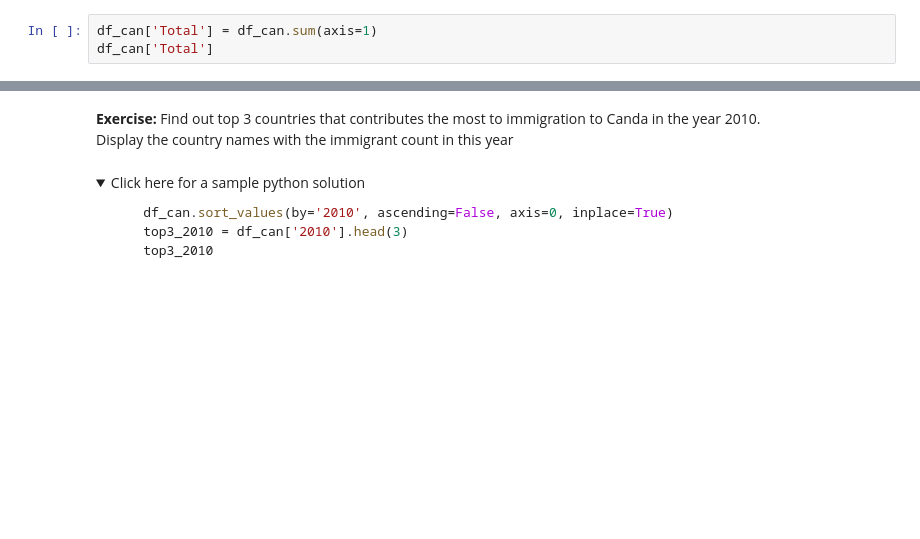
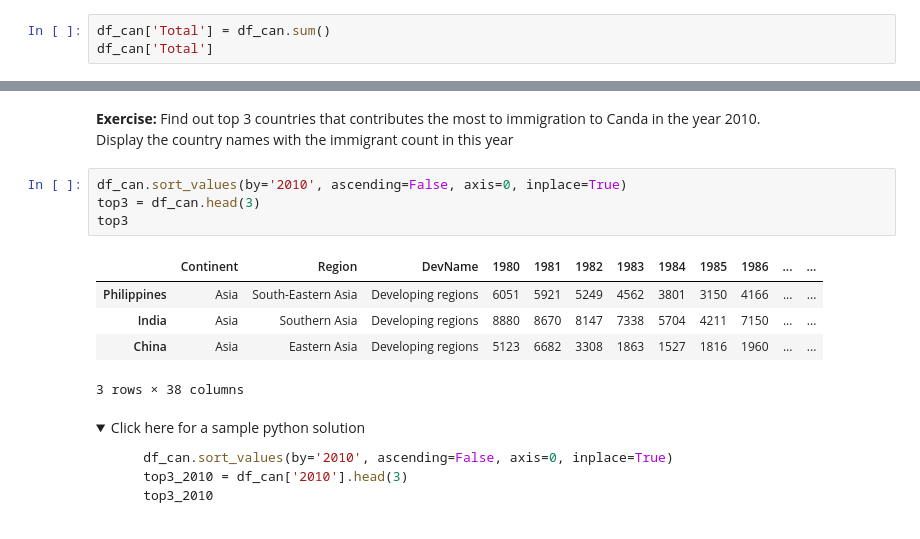
Before and after one commit to darwin-garcia/IBM-Data-Science, a Jupyter notebook: Modue 8/DV0101EN-Exercise-Dataset-Preprocessing-Exploring-with-Pandas.ipynb, the cells around one changed output, grey strips where cells are left out. Cells and saved outputs as stored; diff of their text form; folded sections open; blank space fills up the shorter version.

```diff
--- a/Modue 8/DV0101EN-Exercise-Dataset-Preprocessing-Exploring-with-Pandas.ipynb
+++ b/Modue 8/DV0101EN-Exercise-Dataset-Preprocessing-Exploring-with-Pandas.ipynb
@@ -222,6 +240,6 @@ Index([  'Country', 'Continent',    'Region',   'DevName',        1980,
 # %% [markdown]
 We will also add a 'Total' column that sums up the total immigrants by country over the entire period 1980 - 2013, as follows:
 # %%
-df_can['Total'] = df_can.sum(axis=1)
+df_can['Total'] = df_can.sum()
 df_can['Total']
 # %% [output]
@@ -634,5 +670,15 @@ KeyError: 'Total'
 # %% [markdown]
 **Exercise:** Find out top 3 countries that contributes the most to immigration to Canda in the year 2010. <br> Display the country names with the immigrant count in this year
+# %%
+df_can.sort_values(by='2010', ascending=False, axis=0, inplace=True)
+top3 = df_can.head(3)
+top3
+# %% [output]
+|  | Continent | Region | DevName | 1980 | 1981 | 1982 | 1983 | 1984 | 1985 | 1986 | ... | ... |
+| Philippines | Asia | South-Eastern Asia | Developing regions | 6051 | 5921 | 5249 | 4562 | 3801 | 3150 | 4166 | ... | ... |
+| India | Asia | Southern Asia | Developing regions | 8880 | 8670 | 8147 | 7338 | 5704 | 4211 | 7150 | ... | ... |
+| China | Asia | Eastern Asia | Developing regions | 5123 | 6682 | 3308 | 1863 | 1527 | 1816 | 1960 | ... | ... |
+3 rows × 38 columns
 # %% [markdown]
 <details><summary>Click here for a sample python solution</summary>
 
```
Also changed, not shown: parts of 12 cells of this notebook, 1 other file.
